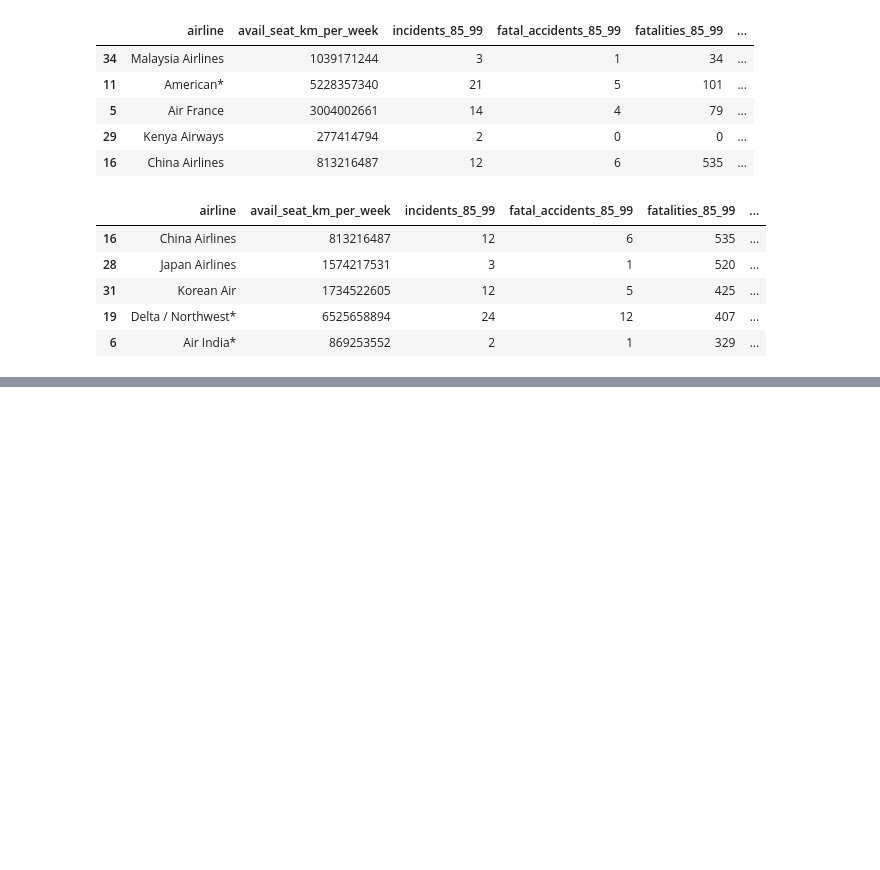
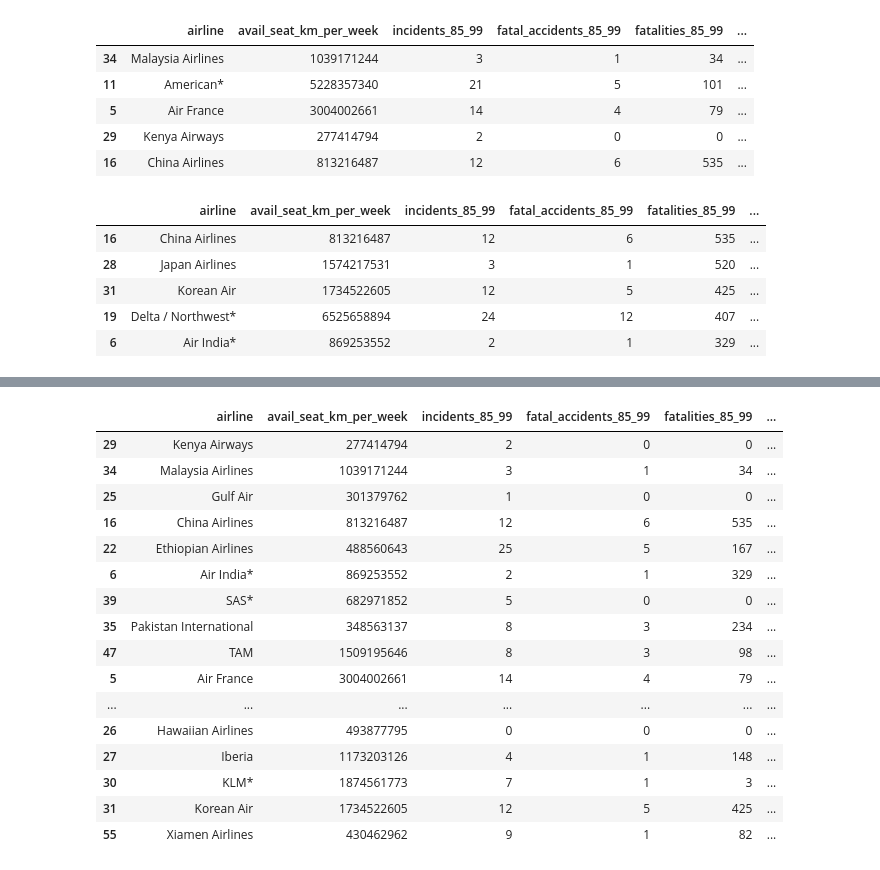
Before and after one commit to jcmachdata/Airline_Safety, a Jupyter notebook: airline-safety.ipynb, the cells around one changed output, grey strips where cells are left out. Cells and saved outputs as stored; diff of their text form; code cells hidden in the pictures; blank space fills up the shorter version.

```diff
--- a/airline-safety.ipynb
+++ b/airline-safety.ipynb
@@ -147,0 +154,22 @@ Text(0.5,1,'Future Fatalities v Past Fatalties')
+# %%
+air_df_sort_seat_new = air_df.sort_values("fatal_new", ascending=False)
+# %%
+air_df_sort_seat_new
+# %% [output]
+|  | airline | avail_seat_km_per_week | incidents_85_99 | fatal_accidents_85_99 | fatalities_85_99 | ... |
+| 29 | Kenya Airways | 277414794 | 2 | 0 | 0 | ... |
+| 34 | Malaysia Airlines | 1039171244 | 3 | 1 | 34 | ... |
+| 25 | Gulf Air | 301379762 | 1 | 0 | 0 | ... |
+| 16 | China Airlines | 813216487 | 12 | 6 | 535 | ... |
+| 22 | Ethiopian Airlines | 488560643 | 25 | 5 | 167 | ... |
+| 6 | Air India* | 869253552 | 2 | 1 | 329 | ... |
+| 39 | SAS* | 682971852 | 5 | 0 | 0 | ... |
+| 35 | Pakistan International | 348563137 | 8 | 3 | 234 | ... |
+| 47 | TAM | 1509195646 | 8 | 3 | 98 | ... |
+| 5 | Air France | 3004002661 | 14 | 4 | 79 | ... |
+| ... | ... | ... | ... | ... | ... | ... |
+| 26 | Hawaiian Airlines | 493877795 | 0 | 0 | 0 | ... |
+| 27 | Iberia | 1173203126 | 4 | 1 | 148 | ... |
+| 30 | KLM* | 1874561773 | 7 | 1 | 3 | ... |
+| 31 | Korean Air | 1734522605 | 12 | 5 | 425 | ... |
+| 55 | Xiamen Airlines | 430462962 | 9 | 1 | 82 | ... |
```
Also changed, not shown: parts of 18 cells of this notebook.
